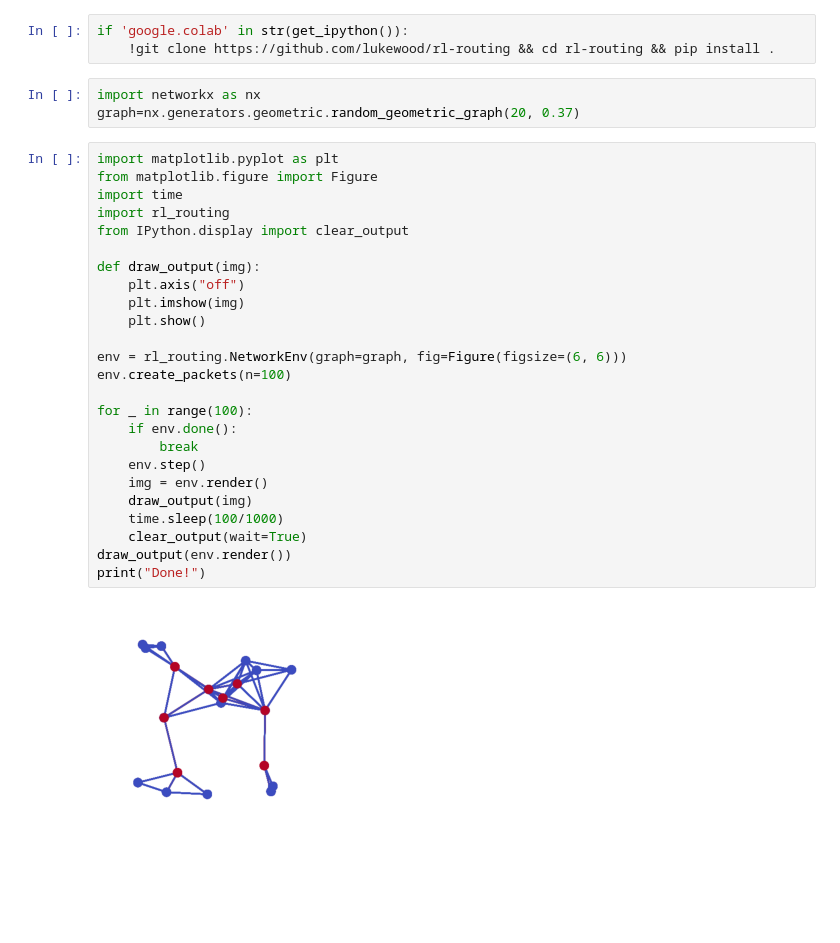
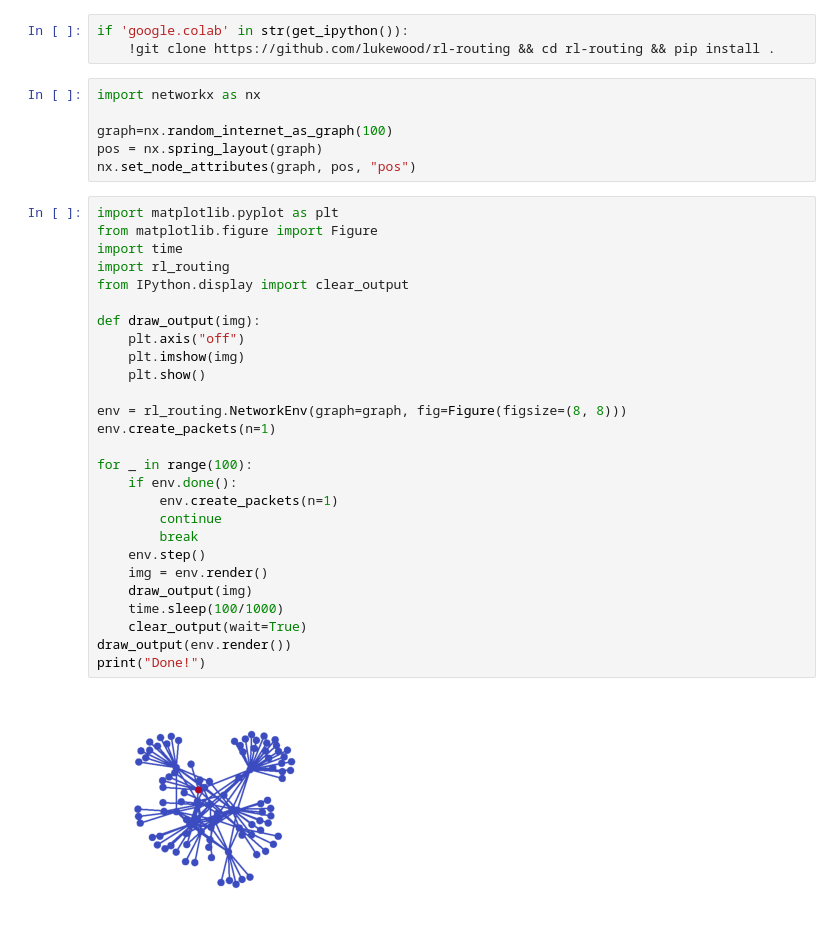
Before and after one commit to LukeWood/rl-routing, a Jupyter notebook: notebooks/shortest-path-base-case.ipynb, the cells around one changed output. Saved outputs shown, nothing was run; the diff lists cells and outputs as text; blank space fills up the shorter version.

Commit message:
Update the shortest-path-base-case to use random_internet_as_graph

```diff
--- a/notebooks/shortest-path-base-case.ipynb
+++ b/notebooks/shortest-path-base-case.ipynb
@@ -1,33 +1,38 @@
 # %%
 if 'google.colab' in str(get_ipython()):
     !git clone https://github.com/lukewood/rl-routing && cd rl-routing && pip install .
-# %%
-import networkx as nx
-graph=nx.generators.geometric.random_geometric_graph(20, 0.37)
+# %%
+import networkx as nx
+
+graph=nx.random_internet_as_graph(100)
+pos = nx.spring_layout(graph)
+nx.set_node_attributes(graph, pos, "pos")
 # %%
 import matplotlib.pyplot as plt
 from matplotlib.figure import Figure
 import time
 import rl_routing
 from IPython.display import clear_output
 
 def draw_output(img):
     plt.axis("off")
     plt.imshow(img)
     plt.show()
 
-env = rl_routing.NetworkEnv(graph=graph, fig=Figure(figsize=(6, 6)))
-env.create_packets(n=100)
+env = rl_routing.NetworkEnv(graph=graph, fig=Figure(figsize=(8, 8)))
+env.create_packets(n=1)
 
 for _ in range(100):
     if env.done():
+        env.create_packets(n=1)
+        continue
         break
     env.step()
     img = env.render()
     draw_output(img)
     time.sleep(100/1000)
     clear_output(wait=True)
 draw_output(env.render())
 print("Done!")
 # %% [output]
-[figure, old version]
+[figure, new version]
```
